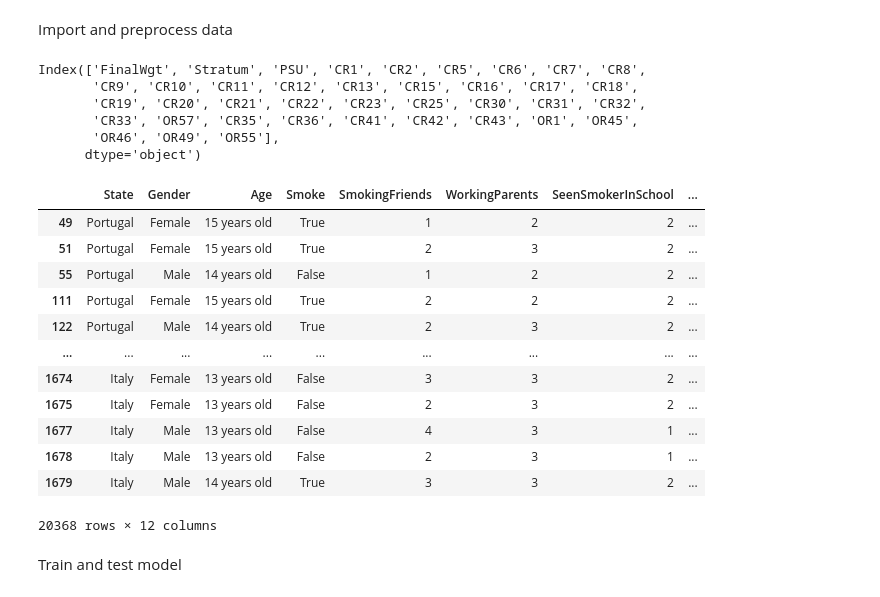
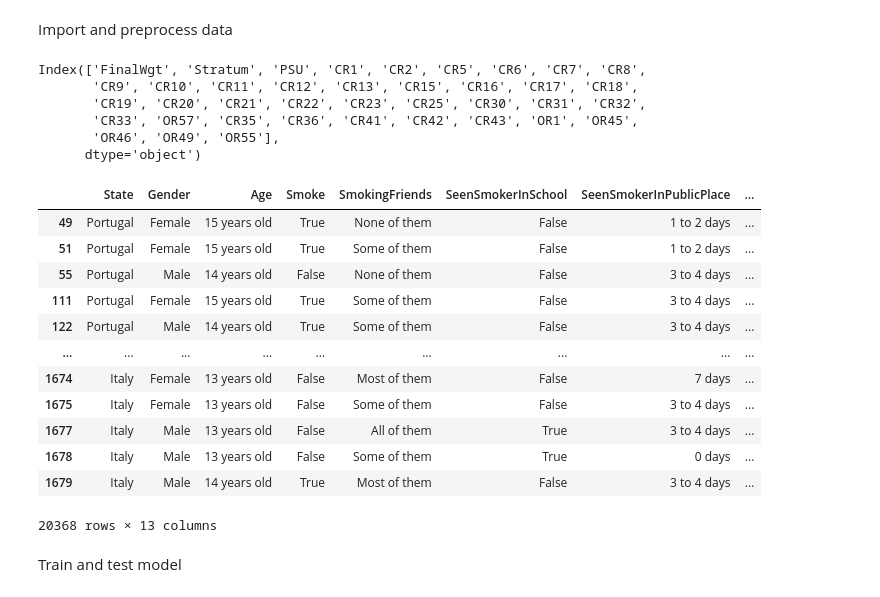
Before and after one commit to frazah/tobacco-analysis, a Jupyter notebook: src/notebooks/youth.ipynb, the cells around one changed output. Cells and saved outputs as stored; diff of their text form; code cells hidden in the pictures.

```diff
--- a/src/notebooks/youth.ipynb
+++ b/src/notebooks/youth.ipynb
@@ -56,18 +56,26 @@ merged_df = preprocess_dataframes(dataframes, common_columns)
 # Rename columns
 merged_df.rename(columns={"CR1": "Age"}, inplace=True)
 merged_df["Age"] = merged_df["Age"].map(CR1_dict)
+
 merged_df.rename(columns={"CR2": "Gender"}, inplace=True)
+merged_df["Gender"] = merged_df["Gender"].map(CR2_dict)
+
 merged_df["CR8"] = merged_df["CR8"].map(CR8_smoke_dict)
 merged_df.rename(columns={"CR8": "Smoke"}, inplace=True)
+
 merged_df.rename(columns={"OR45": "SmokingParents"}, inplace=True)
 merged_df.rename(columns={"OR46": "SmokingFriends"}, inplace=True)
+merged_df["SmokingFriends"] = merged_df["SmokingFriends"].map(OR46_dict)
 merged_df.rename(columns={"OR1": "WorkingParents"}, inplace=True)
+merged_df["WorkingParents"] = merged_df["WorkingParents"].map(OR1_dict)
 merged_df.rename(columns={"CR22": "SeenSmokerInSchool"}, inplace=True)
+merged_df["SeenSmokerInSchool"] = merged_df["SeenSmokerInSchool"].map({1: True, 2: False})
 merged_df.rename(columns={"CR21": "SeenSmokerInPublicPlace"}, inplace=True)
+merged_df["SeenSmokerInPublicPlace"] = merged_df["SeenSmokerInPublicPlace"].map(CR21_dict)
 merged_df.rename(columns={"CR20": "SeenSmokerInEnclosedPlace"}, inplace=True)
+merged_df["SeenSmokerInEnclosedPlace"] = merged_df["SeenSmokerInEnclosedPlace"].map(CR20_dict)
 merged_df.rename(columns={"CR19": "SeenSmokerInHome"}, inplace=True)
-merged_df.rename(columns={"CR5": "TriedCigarette"}, inplace=True)
-merged_df.rename(columns={"CR6": "AgeFirstCigarette"}, inplace=True)
+merged_df["SeenSmokerInHome"] = merged_df["SeenSmokerInHome"].map(CR19_dict)
 
 
 # Keep only the desired columns
@@ -77,55 +85,59 @@ merged_df = merged_df[["State", "Gender", "Age", "Smoke", "SmokingParents", "Smo
 
 # Drop rows with missing values
 merged_df = merged_df.dropna()
 
 merged_df['SmokingFather'] = merged_df['SmokingParents'].apply(lambda x: True if OR45_dict[x] in ['Both', 'Father only'] else False)
 merged_df['SmokingMother'] = merged_df['SmokingParents'].apply(lambda x: True if OR45_dict[x] in ['Both', 'Mother only'] else False)
 merged_df = merged_df.drop(columns=['SmokingParents'])
 
+merged_df['WorkingFather'] = merged_df['WorkingParents'].apply(lambda x: True if x in ['Both', 'Father only'] else False)
+merged_df['WorkingMother'] = merged_df['WorkingParents'].apply(lambda x: True if x in ['Both', 'Mother only'] else False)
+merged_df = merged_df.drop(columns=['WorkingParents'])
+
 # Convert columns to categorical
 merged_df['State'] = merged_df['State'].astype('category')
-merged_df["Gender"] = merged_df["Gender"].astype('int').apply(lambda x: "Male" if x == 1 else "Female").astype('category')
+merged_df["Gender"] = merged_df["Gender"].astype('category')
 merged_df["Age"] = merged_df["Age"].astype('category')
-
-merged_df["Smoke"] = merged_df["Smoke"].astype('int').astype('boolean')
-merged_df["SmokingFriends"] = merged_df["SmokingFriends"].astype('int').astype('category')
-merged_df["WorkingParents"] = merged_df["WorkingParents"].astype('int').astype('category')
-merged_df["SeenSmokerInSchool"] = merged_df["SeenSmokerInSchool"].astype('int').astype('category')
-merged_df["SeenSmokerInPublicPlace"] = merged_df["SeenSmokerInPublicPlace"].astype('int').astype('category')
-merged_df["SeenSmokerInEnclosedPlace"] = merged_df["SeenSmokerInEnclosedPlace"].astype('int').astype('category')
-merged_df["SeenSmokerInHome"] = merged_df["SeenSmokerInHome"].astype('int').astype('category')
+merged_df["SmokingFriends"] = merged_df["SmokingFriends"].astype('category')
+merged_df["SeenSmokerInPublicPlace"] = merged_df["SeenSmokerInPublicPlace"].astype('category')
+merged_df["SeenSmokerInEnclosedPlace"] = merged_df["SeenSmokerInEnclosedPlace"].astype('category')
+merged_df["SeenSmokerInHome"] = merged_df["SeenSmokerInHome"].astype('category')
 
 # Convert to boolean
+merged_df["Smoke"] = merged_df["Smoke"].astype("bool")
+merged_df["SeenSmokerInSchool"] = merged_df["SeenSmokerInSchool"].astype('bool')
 merged_df['SmokingFather'] = merged_df['SmokingFather'].astype('bool')
 merged_df['SmokingMother'] = merged_df['SmokingMother'].astype('bool')
+merged_df['WorkingFather'] = merged_df['WorkingFather'].astype('bool')
+merged_df['WorkingMother'] = merged_df['WorkingMother'].astype('bool')
 
 # Save the preprocessed dataframe to a CSV file
 merged_df.to_csv("../../data/processed/merged_GYTS.csv", index=False)
 
 # Remove the 17 and older age group
 # merged_df = merged_df[merged_df["Age"] != "17 years old or older"]
 
 merged_df
 # %% [output]
 Index(['FinalWgt', 'Stratum', 'PSU', 'CR1', 'CR2', 'CR5', 'CR6', 'CR7', 'CR8',
        'CR9', 'CR10', 'CR11', 'CR12', 'CR13', 'CR15', 'CR16', 'CR17', 'CR18',
        'CR19', 'CR20', 'CR21', 'CR22', 'CR23', 'CR25', 'CR30', 'CR31', 'CR32',
        'CR33', 'OR57', 'CR35', 'CR36', 'CR41', 'CR42', 'CR43', 'OR1', 'OR45',
        'OR46', 'OR49', 'OR55'],
       dtype='object')
-|  | State | Gender | Age | Smoke | SmokingFriends | WorkingParents | SeenSmokerInSchool | ... |
-| 49 | Portugal | Female | 15 years old | True | 1 | 2 | 2 | ... |
-| 51 | Portugal | Female | 15 years old | True | 2 | 3 | 2 | ... |
-| 55 | Portugal | Male | 14 years old | False | 1 | 2 | 2 | ... |
-| 111 | Portugal | Female | 15 years old | True | 2 | 2 | 2 | ... |
-| 122 | Portugal | Male | 14 years old | True | 2 | 3 | 2 | ... |
+|  | State | Gender | Age | Smoke | SmokingFriends | SeenSmokerInSchool | SeenSmokerInPublicPlace | ... |
+| 49 | Portugal | Female | 15 years old | True | None of them | False | 1 to 2 days | ... |
+| 51 | Portugal | Female | 15 years old | True | Some of them | False | 1 to 2 days | ... |
+| 55 | Portugal | Male | 14 years old | False | None of them | False | 3 to 4 days | ... |
+| 111 | Portugal | Female | 15 years old | True | Some of them | False | 3 to 4 days | ... |
+| 122 | Portugal | Male | 14 years old | True | Some of them | False | 3 to 4 days | ... |
 | ... | ... | ... | ... | ... | ... | ... | ... | ... |
-| 1674 | Italy | Female | 13 years old | False | 3 | 3 | 2 | ... |
-| 1675 | Italy | Female | 13 years old | False | 2 | 3 | 2 | ... |
-| 1677 | Italy | Male | 13 years old | False | 4 | 3 | 1 | ... |
-| 1678 | Italy | Male | 13 years old | False | 2 | 3 | 1 | ... |
-| 1679 | Italy | Male | 14 years old | True | 3 | 3 | 2 | ... |
+| 1674 | Italy | Female | 13 years old | False | Most of them | False | 7 days | ... |
+| 1675 | Italy | Female | 13 years old | False | Some of them | False | 3 to 4 days | ... |
+| 1677 | Italy | Male | 13 years old | False | All of them | True | 3 to 4 days | ... |
+| 1678 | Italy | Male | 13 years old | False | Some of them | True | 0 days | ... |
+| 1679 | Italy | Male | 14 years old | True | Most of them | False | 3 to 4 days | ... |
-20368 rows × 12 columns
+20368 rows × 13 columns
 # %% [markdown]
 Train and test model
 # %%
```
Also changed, not shown: parts of 9 cells of this notebook, 3 other files.
